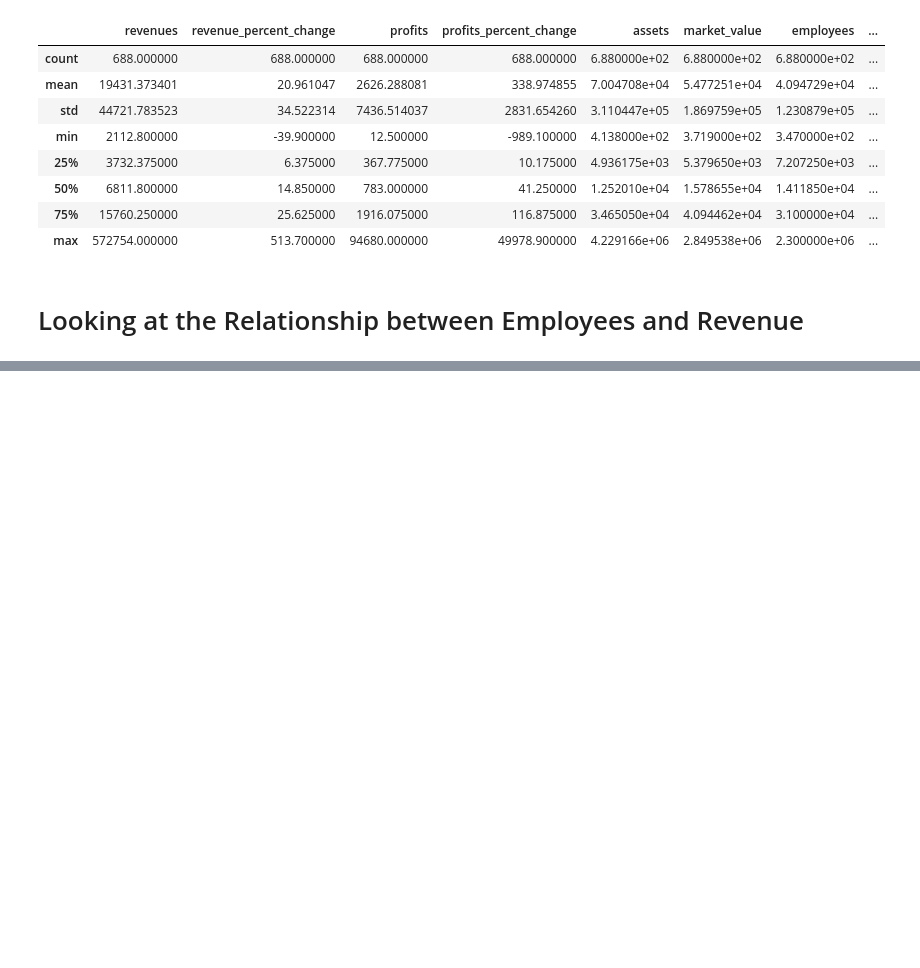
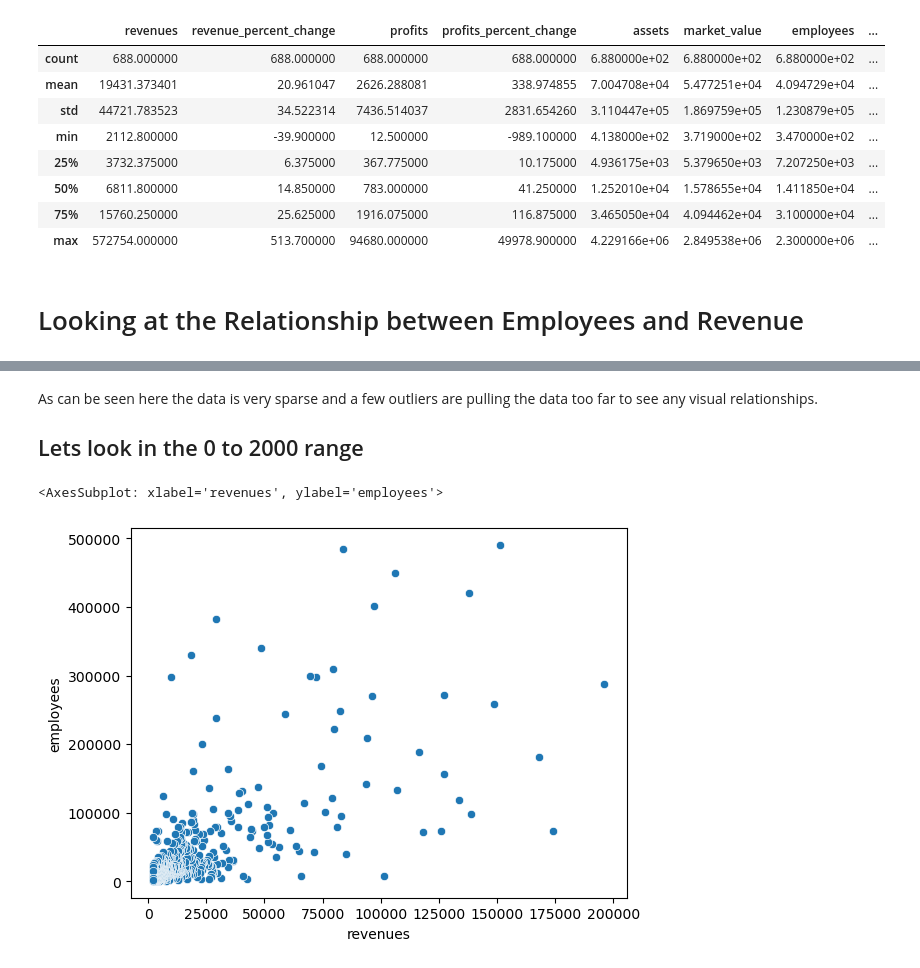
Before and after one commit to ubco-W2022T1-cosc301/project-group4, a Jupyter notebook: notebooks/analysis1.ipynb, the cells around one changed output, grey strips where cells are left out. Drawn from its saved outputs; the diff is of its cells as text; code cells hidden in the pictures; blank space fills up the shorter version.

```diff
--- a/notebooks/analysis1.ipynb
+++ b/notebooks/analysis1.ipynb
@@ -122,0 +112,10 @@ dtype: object
+# %% [markdown]
+As can be seen here the data is very sparse and a few outliers are pulling the data too far to see any visual relationships.
+## Lets look in the 0 to 2000 range
+# %%
+df_rel = pd.DataFrame(df, columns=['revenues', 'employees'])
+df_rel = df_rel.drop(df_rel['revenues'].loc[(df_rel['revenues'] > 200000)].index)
+sns.scatterplot(x = df_rel['revenues'], y=df_rel['employees'])
+# %% [output]
+<AxesSubplot: xlabel='revenues', ylabel='employees'>
+[figure, added]
```
Also changed, not shown: parts of 16 cells of this notebook.
